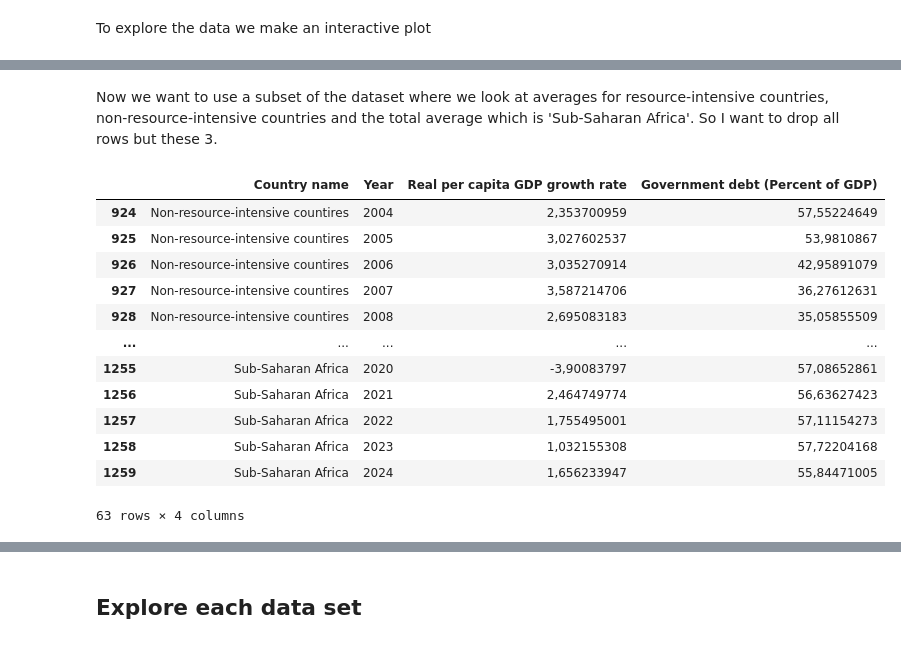
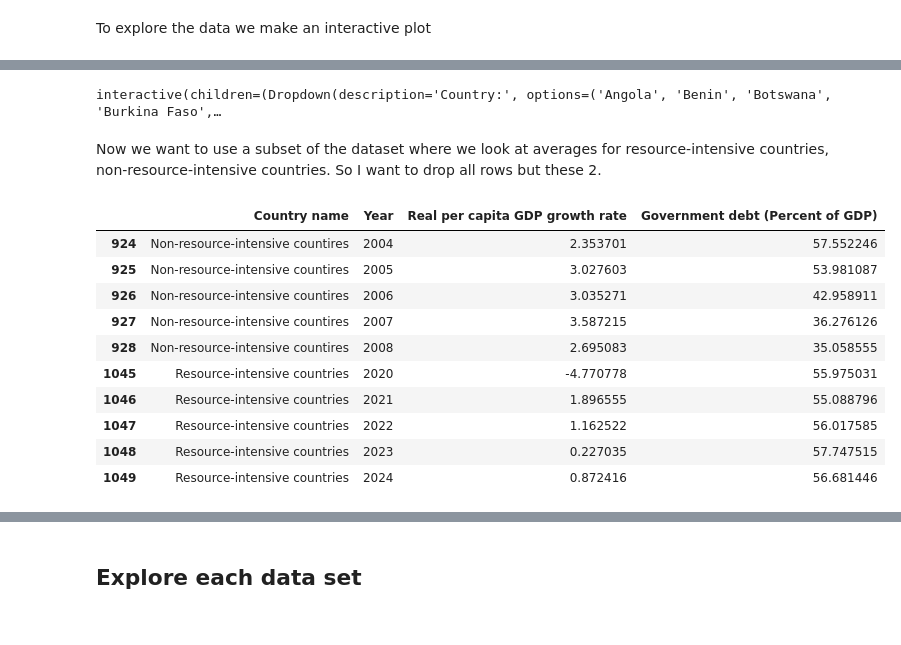
Before and after one commit to NumEconCopenhagen/projects-2024-miguel-og-chris, a Jupyter notebook: dataproject/dataproject.ipynb, the cells around one changed output, grey strips where cells are left out. Saved outputs shown, nothing was run; the diff lists cells and outputs as text; code cells hidden in the pictures.

```diff
--- a/dataproject/dataproject.ipynb
+++ b/dataproject/dataproject.ipynb
@@ -200,24 +253,60 @@ TypeError: no numeric data to plot
+# %%
+# Convert relevant columns to float after replacing comma and handling 'no data'
+merged_data['Real per capita GDP growth rate'] = merged_data['Real per capita GDP growth rate'].str.replace(',', '.').replace('no data', np.nan).astype(float)
+merged_data['Government debt (Percent of GDP)'] = merged_data['Government debt (Percent of GDP)'].str.replace(',', '.').replace('no data', np.nan).astype(float)
+
+# Dropdown menu for selecting the country
+country_dropdown = widgets.Dropdown(
+    options=sorted(merged_data['Country name'].unique()),
+    value='Angola',
+    description='Country:',
+    disabled=False,
+)
+
+# Function to update the plot
+def update_plot(country):
+    # Filter data for the selected country
+    country_data = merged_data[merged_data['Country name'] == country]
+
+    # Ensure the 'Year' column is an integer
+    country_data['Year'] = country_data['Year'].astype(int)
+
+    # Create a plot
+    plt.figure(figsize=(10, 5))
+    plt.plot(country_data['Year'], country_data['Real per capita GDP growth rate'], label='Real per capita GDP growth rate (%)')
+    plt.plot(country_data['Year'], country_data['Government debt (Percent of GDP)'], label='Government debt (% of GDP)')
+    plt.axhline(0, color='gray', linewidth=0.8)  # Adding a horizontal line at y=0
+    plt.title(f'Economic Indicators for {country}')
+    plt.xlabel('Year')
+    plt.ylabel('Percent (%)')
+    plt.xticks(country_data['Year'].unique(), fontsize=8)
+    plt.legend()
+    plt.grid(True)
+    plt.show()
+
+# Display the widget and plot
+widgets.interactive(update_plot, country=country_dropdown)
+# %% [output]
+interactive(children=(Dropdown(description='Country:', options=('Angola', 'Benin', 'Botswana', 'Burkina Faso',…
 # %% [markdown]
-Now we want to use a subset of the dataset where we look at averages for resource-intensive countries, non-resource-intensive countries and the total average which is 'Sub-Saharan Africa'. So I want to drop all rows but these 3.
+Now we want to use a subset of the dataset where we look at averages for resource-intensive countries, non-resource-intensive countries. So I want to drop all rows but these 2.
 # %%
 # Defining the countries we want to keep
-countries_to_keep = ['Sub-Saharan Africa', 'Resource-intensive countries  ','Non-resource-intensive countires  ']
+countries_to_keep = ['Resource-intensive countries  ','Non-resource-intensive countires  ']
 
 # Filter the data for the selected countries
 merged_filtered_data = merged_data[merged_data['Country name'].isin(countries_to_keep)]
 
-display(merged_filtered_data)
+pd.concat([merged_filtered_data.head(5), merged_filtered_data.tail(5)])
 # %% [output]
 |  | Country name | Year | Real per capita GDP growth rate | Government debt (Percent of GDP) |
-| 924 | Non-resource-intensive countires | 2004 | 2,353700959 | 57,55224649 |
-| 925 | Non-resource-intensive countires | 2005 | 3,027602537 | 53,9810867 |
-| 926 | Non-resource-intensive countires | 2006 | 3,035270914 | 42,95891079 |
-| 927 | Non-resource-intensive countires | 2007 | 3,587214706 | 36,27612631 |
-| 928 | Non-resource-intensive countires | 2008 | 2,695083183 | 35,05855509 |
-| ... | ... | ... | ... | ... |
-| 1255 | Sub-Saharan Africa | 2020 | -3,90083797 | 57,08652861 |
-| 1256 | Sub-Saharan Africa | 2021 | 2,464749774 | 56,63627423 |
-| 1257 | Sub-Saharan Africa | 2022 | 1,755495001 | 57,11154273 |
-| 1258 | Sub-Saharan Africa | 2023 | 1,032155308 | 57,72204168 |
-| 1259 | Sub-Saharan Africa | 2024 | 1,656233947 | 55,84471005 |
+| 924 | Non-resource-intensive countires | 2004 | 2.353701 | 57.552246 |
+| 925 | Non-resource-intensive countires | 2005 | 3.027603 | 53.981087 |
+| 926 | Non-resource-intensive countires | 2006 | 3.035271 | 42.958911 |
+| 927 | Non-resource-intensive countires | 2007 | 3.587215 | 36.276126 |
+| 928 | Non-resource-intensive countires | 2008 | 2.695083 | 35.058555 |
+| 1045 | Resource-intensive countries | 2020 | -4.770778 | 55.975031 |
+| 1046 | Resource-intensive countries | 2021 | 1.896555 | 55.088796 |
+| 1047 | Resource-intensive countries | 2022 | 1.162522 | 56.017585 |
+| 1048 | Resource-intensive countries | 2023 | 0.227035 | 57.747515 |
+| 1049 | Resource-intensive countries | 2024 | 0.872416 | 56.681446 |
-63 rows × 4 columns
```
Also changed, not shown: parts of 7 cells of this notebook.
